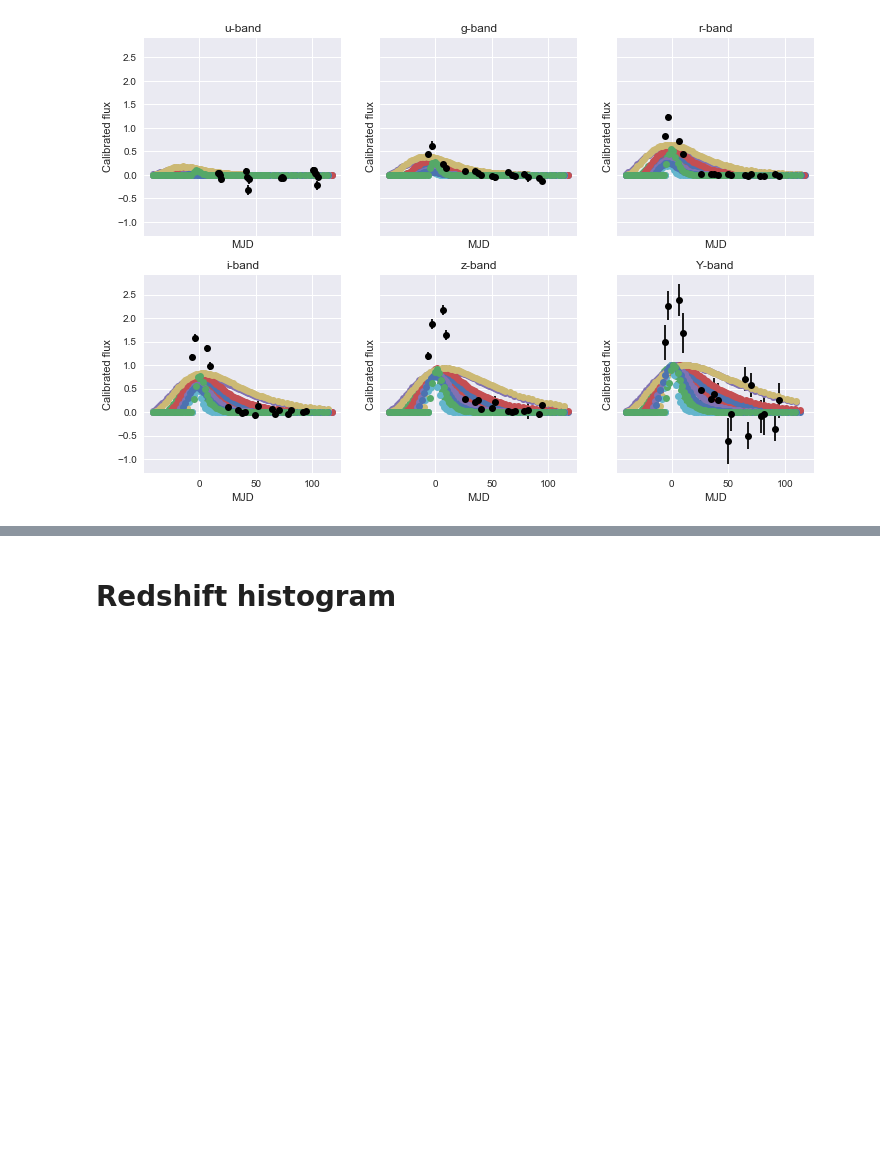
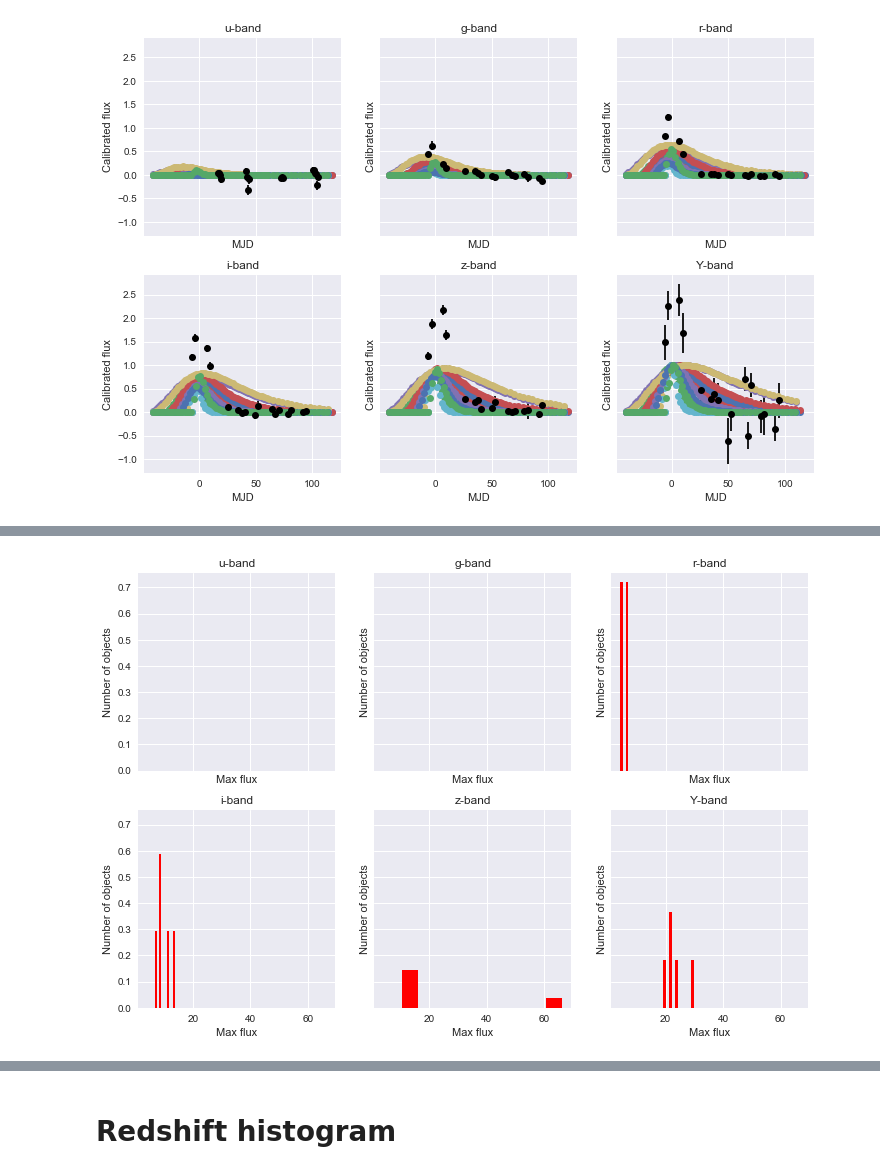
Before and after one commit to emilleishida/PLAsTiCC_Validation, a Jupyter notebook: pkl/MODEL03/PLAsTiCC_validation_MODEL03.ipynb, the cells around one changed output, grey strips where cells are left out. Saved outputs shown, nothing was run; the diff lists cells and outputs as text; code cells hidden in the pictures; blank space fills up the shorter version.

```diff
--- a/pkl/MODEL03/PLAsTiCC_validation_MODEL03.ipynb
+++ b/pkl/MODEL03/PLAsTiCC_validation_MODEL03.ipynb
@@ -517,0 +497,26 @@ np.where((0.1 < X.z) & (X.z < 0.2))
+# %%
+max_flux_high_r = {}
+min_flux_high_r = {}
+
+# for each filter
+for f in LSST_FILTERS:
+    max_flux_high_r[f] = []
+    min_flux_high_r[f] = []
+
+    # get the flux values
+    for indx in trun:
+        if len(X.iloc[indx]['fluxcal_' + f]) > 0:
+            max_flux_high_r[f].append(max(X.iloc[indx]['fluxcal_' + f]))
+            min_flux_high_r[f].append(min(X.iloc[indx]['fluxcal_' + f]))
+# %%
+fig, axes = plt.subplots(2, 3, sharex=True, sharey=True, figsize=(12, 8))
+
+for id_f, f in enumerate(LSST_FILTERS):
+    ax = axes[id_f // 3, id_f % 3]
+    ax.hist(max_flux_high_r[f], bins=10, color='red', normed=True)
+    #ax.set_xlim(0, 60)
+    ax.set_xlabel('Max flux')
+    ax.set_ylabel('Number of objects')
+    ax.set_title('%s-band' % f)
+# %% [output]
+[figure, added]
```
Also changed, not shown: parts of 16 cells of this notebook.
